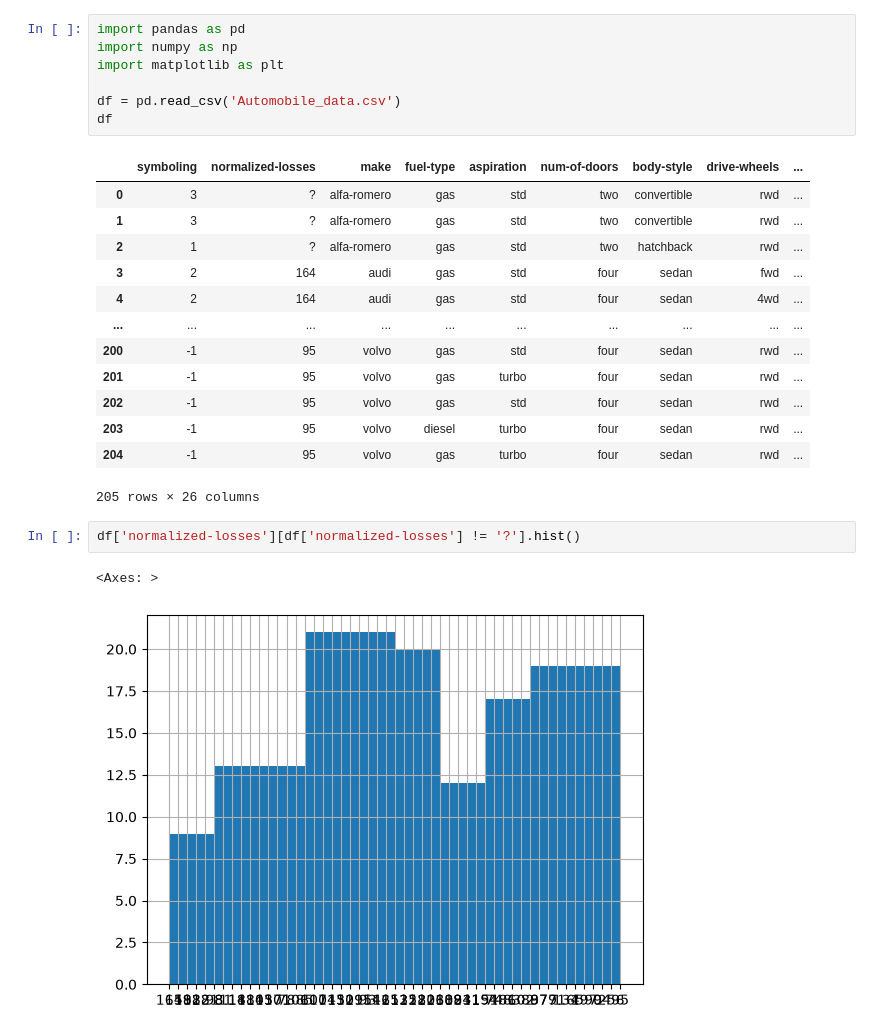
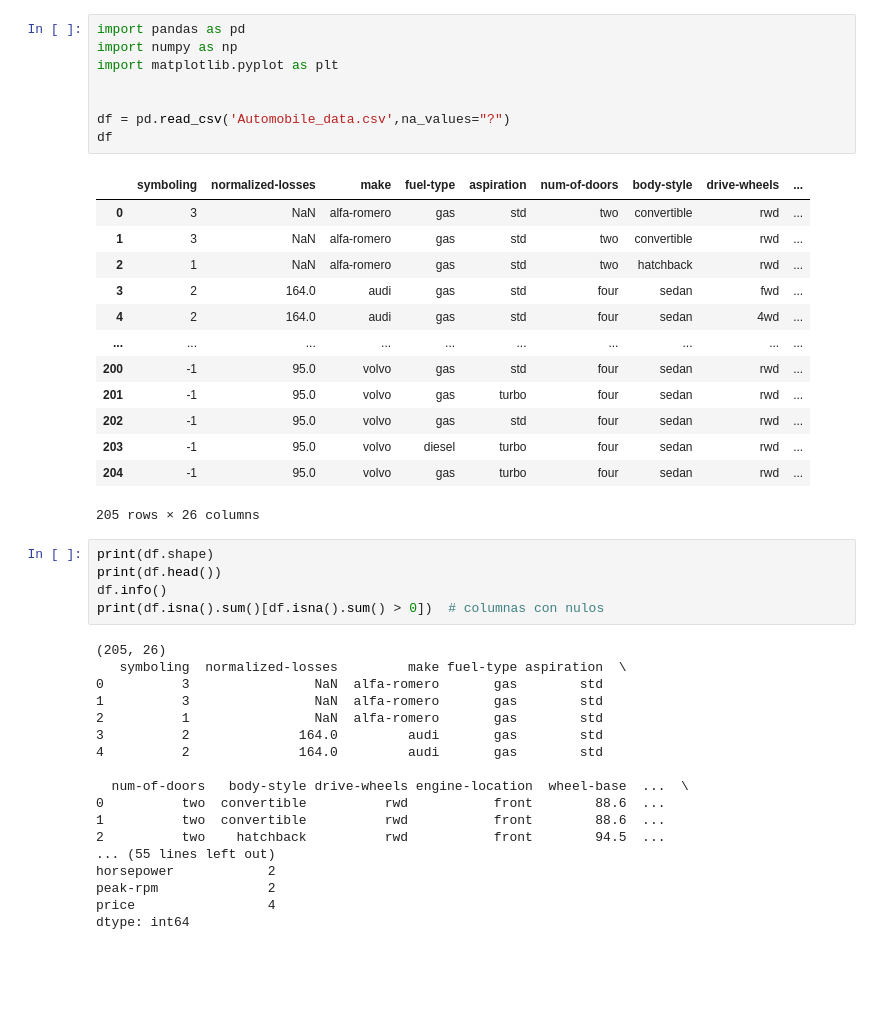
Before and after one commit to BlackInstinct75/IABD, a Jupyter notebook: SAA/UD2/automobile/automobile.ipynb, the cells around one changed output. Saved outputs shown, nothing was run; the diff lists cells and outputs as text; blank space fills up the shorter version.

```diff
--- a/SAA/UD2/automobile/automobile.ipynb
+++ b/SAA/UD2/automobile/automobile.ipynb
@@ -1,27 +1,46 @@
 # %%
 import pandas as pd
 import numpy as np
-import matplotlib as plt
+import matplotlib.pyplot as plt
 
-df = pd.read_csv('Automobile_data.csv')
+
+df = pd.read_csv('Automobile_data.csv',na_values="?")
 df
 # %% [output]
 |  | symboling | normalized-losses | make | fuel-type | aspiration | num-of-doors | body-style | drive-wheels | ... |
-| 0 | 3 | ? | alfa-romero | gas | std | two | convertible | rwd | ... |
-| 1 | 3 | ? | alfa-romero | gas | std | two | convertible | rwd | ... |
-| 2 | 1 | ? | alfa-romero | gas | std | two | hatchback | rwd | ... |
-| 3 | 2 | 164 | audi | gas | std | four | sedan | fwd | ... |
-| 4 | 2 | 164 | audi | gas | std | four | sedan | 4wd | ... |
+| 0 | 3 | NaN | alfa-romero | gas | std | two | convertible | rwd | ... |
+| 1 | 3 | NaN | alfa-romero | gas | std | two | convertible | rwd | ... |
+| 2 | 1 | NaN | alfa-romero | gas | std | two | hatchback | rwd | ... |
+| 3 | 2 | 164.0 | audi | gas | std | four | sedan | fwd | ... |
+| 4 | 2 | 164.0 | audi | gas | std | four | sedan | 4wd | ... |
 | ... | ... | ... | ... | ... | ... | ... | ... | ... | ... |
-| 200 | -1 | 95 | volvo | gas | std | four | sedan | rwd | ... |
-| 201 | -1 | 95 | volvo | gas | turbo | four | sedan | rwd | ... |
-| 202 | -1 | 95 | volvo | gas | std | four | sedan | rwd | ... |
-| 203 | -1 | 95 | volvo | diesel | turbo | four | sedan | rwd | ... |
-| 204 | -1 | 95 | volvo | gas | turbo | four | sedan | rwd | ... |
+| 200 | -1 | 95.0 | volvo | gas | std | four | sedan | rwd | ... |
+| 201 | -1 | 95.0 | volvo | gas | turbo | four | sedan | rwd | ... |
+| 202 | -1 | 95.0 | volvo | gas | std | four | sedan | rwd | ... |
+| 203 | -1 | 95.0 | volvo | diesel | turbo | four | sedan | rwd | ... |
+| 204 | -1 | 95.0 | volvo | gas | turbo | four | sedan | rwd | ... |
 205 rows × 26 columns
 # %%
-df['normalized-losses'][df['normalized-losses'] != '?'].hist()
+print(df.shape)
+print(df.head())
+df.info()
+print(df.isna().sum()[df.isna().sum() > 0])  # columnas con nulos
 # %% [output]
-<Axes: >
+(205, 26)
+   symboling  normalized-losses         make fuel-type aspiration  \
+0          3                NaN  alfa-romero       gas        std
+1          3                NaN  alfa-romero       gas        std
+2          1                NaN  alfa-romero       gas        std
+3          2              164.0         audi       gas        std
+4          2              164.0         audi       gas        std
+
+  num-of-doors   body-style drive-wheels engine-location  wheel-base  ...  \
+0          two  convertible          rwd           front        88.6  ...
+1          two  convertible          rwd           front        88.6  ...
+2          two    hatchback          rwd           front        94.5  ...
+... (55 lines left out)
+horsepower            2
+peak-rpm              2
+price                 4
+dtype: int64
-[figure, removed]
 # %%
```
Also changed, not shown: parts of 9 cells of this notebook, 25 other files.
